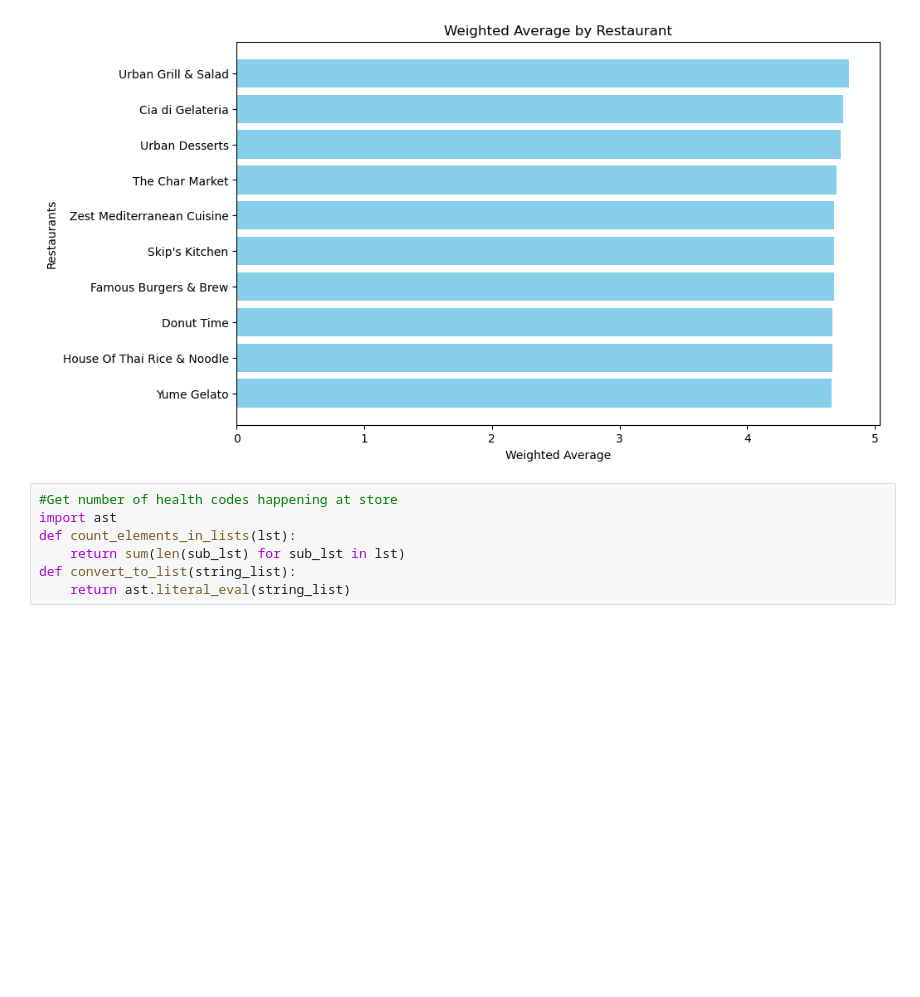
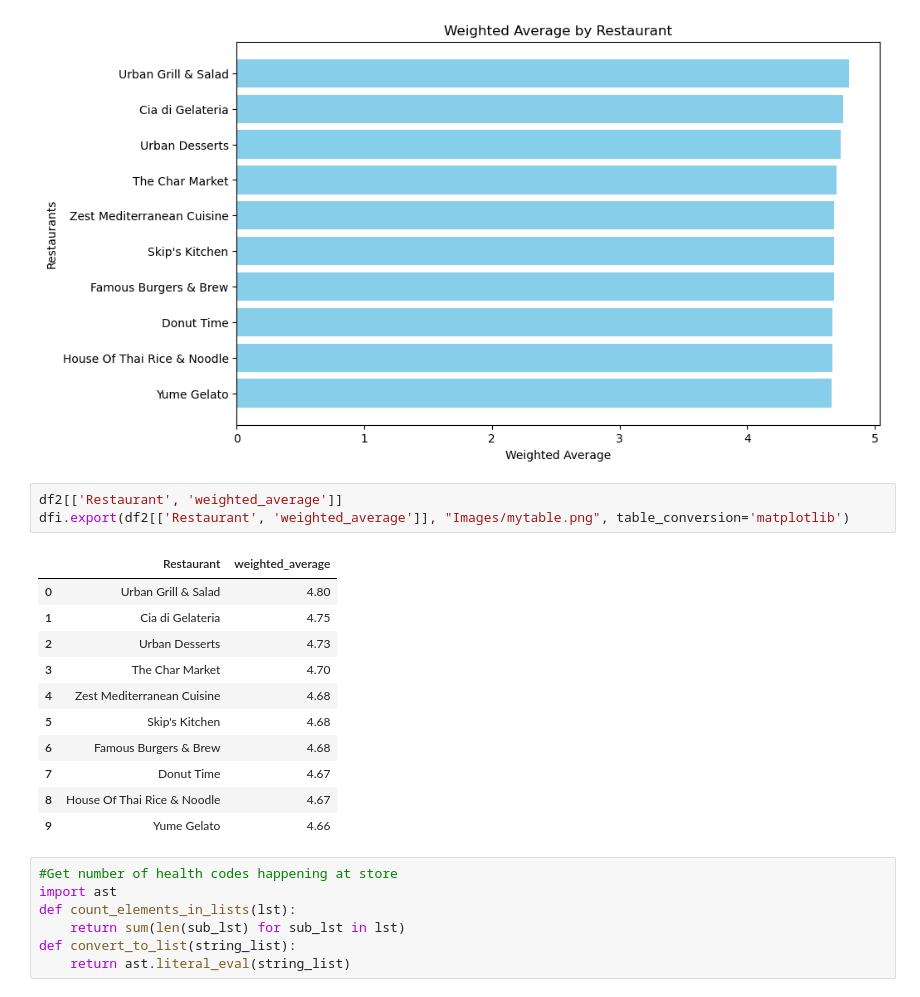
Before and after one commit to AlanPhan1999/207Final, a Jupyter notebook: Final.ipynb, the cells around one changed output. Drawn from its saved outputs; the diff is of its cells as text; blank space fills up the shorter version.

```diff
--- a/Final.ipynb
+++ b/Final.ipynb
@@ -366,6 +378,21 @@ plt.savefig('Images/restaurant_rating_graph.jpg', bbox_inches='tight')
 plt.show()
 # %% [output]
 [figure]
+# %%
+df2[['Restaurant', 'weighted_average']]
+dfi.export(df2[['Restaurant', 'weighted_average']], "Images/mytable.png", table_conversion='matplotlib')
+# %% [output]
+|  | Restaurant | weighted_average |
+| 0 | Urban Grill & Salad | 4.80 |
+| 1 | Cia di Gelateria | 4.75 |
+| 2 | Urban Desserts | 4.73 |
+| 3 | The Char Market | 4.70 |
+| 4 | Zest Mediterranean Cuisine | 4.68 |
+| 5 | Skip's Kitchen | 4.68 |
+| 6 | Famous Burgers & Brew | 4.68 |
+| 7 | Donut Time | 4.67 |
+| 8 | House Of Thai Rice & Noodle | 4.67 |
+| 9 | Yume Gelato | 4.66 |
 # %%
 #Get number of health codes happening at store
 import ast
```
Also changed, not shown: parts of 6 cells of this notebook, 4 other files.
